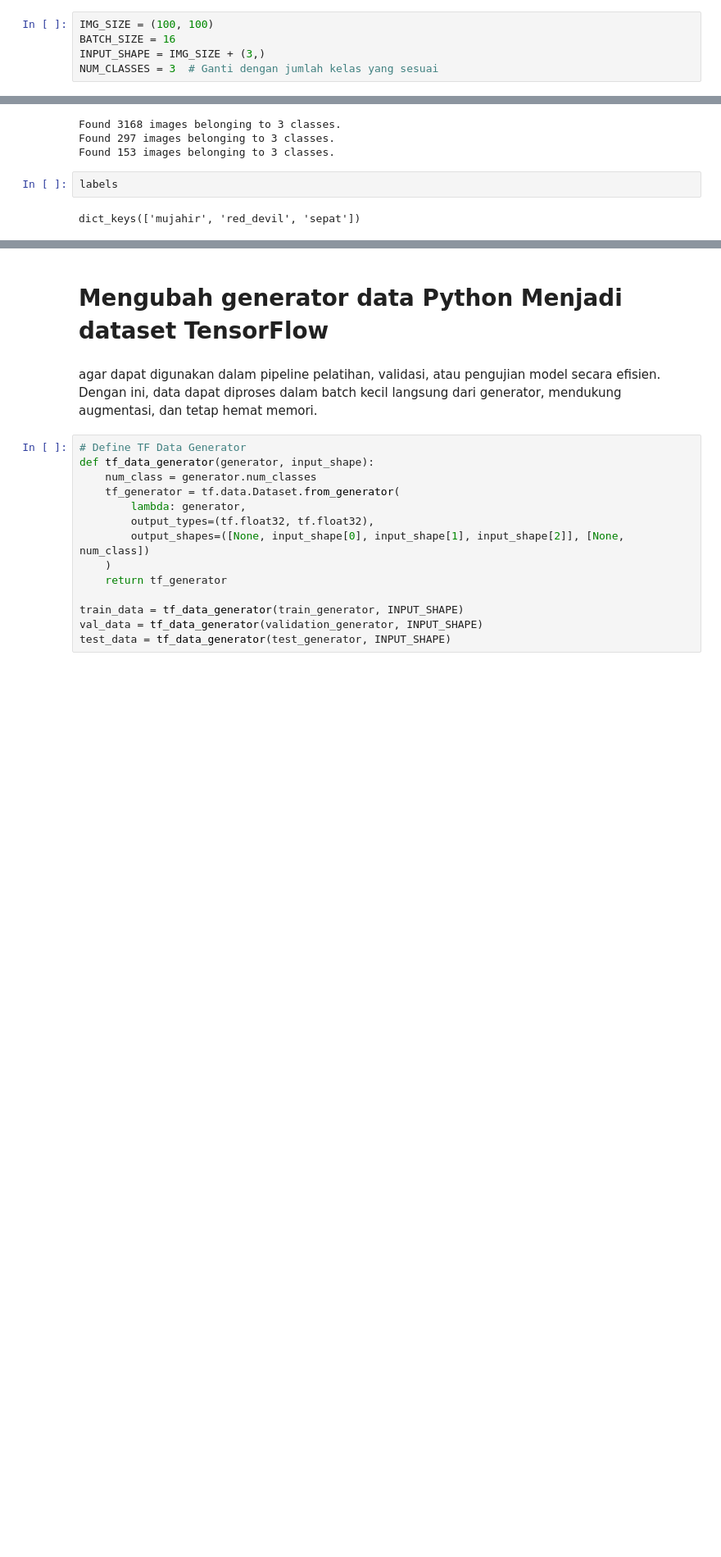
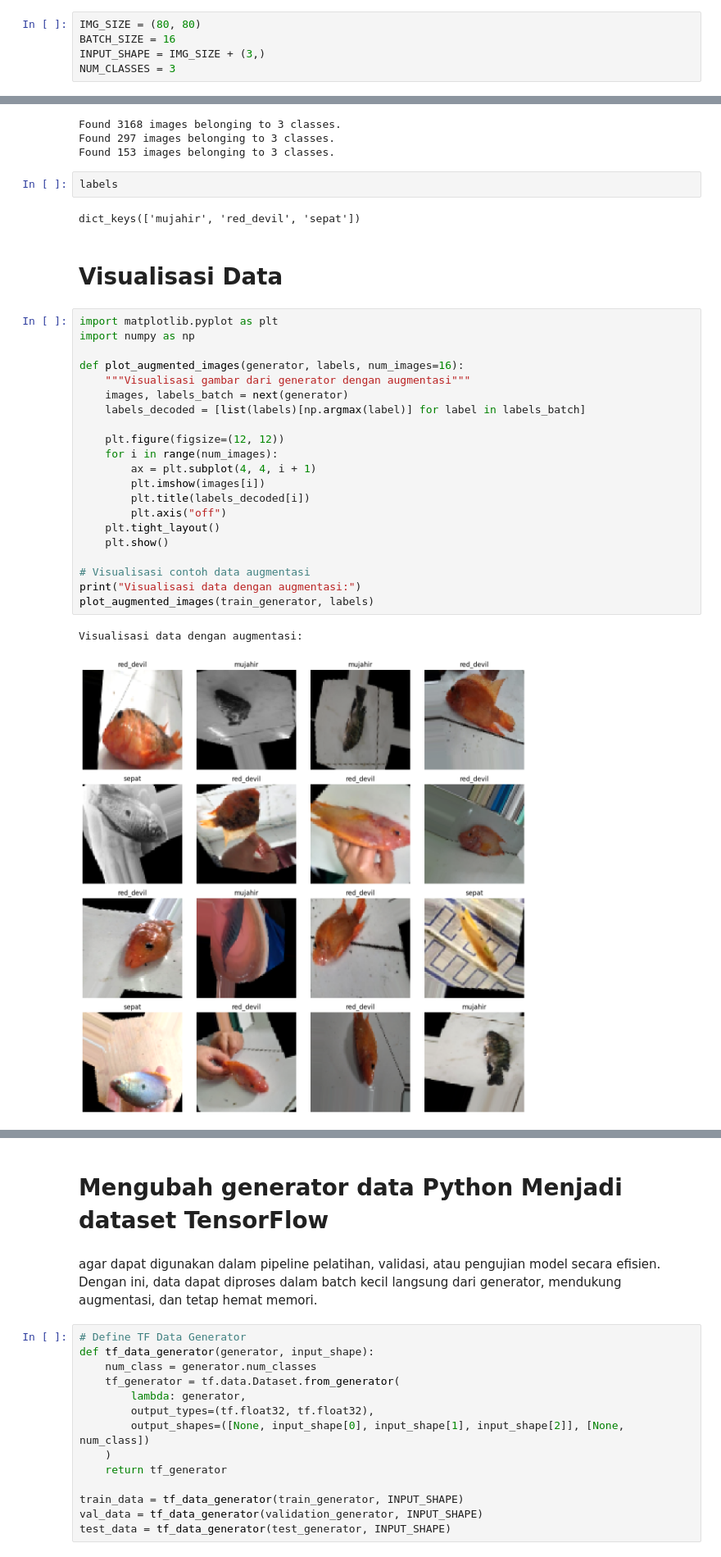
Before and after one commit to rivaelsagala/project-PM-kel-05, a Jupyter notebook: latihan1.ipynb, the cells around one changed output, grey strips where cells are left out. Shown at 82% size. Drawn from its saved outputs; the diff is of its cells as text; blank space fills up the shorter version.

```diff
--- a/latihan1.ipynb
+++ b/latihan1.ipynb
@@ -8,8 +9,8 @@ from tensorflow.keras.preprocessing.image import ImageDataGenerator
 # %%
-IMG_SIZE = (100, 100)
+IMG_SIZE = (80, 80)
 BATCH_SIZE = 16
 INPUT_SHAPE = IMG_SIZE + (3,)
-NUM_CLASSES = 3  # Ganti dengan jumlah kelas yang sesuai
+NUM_CLASSES = 3
 # %% [markdown]
 ## Defiine params and lib
 # %%
@@ -83,3 +92,29 @@ Found 153 images belonging to 3 classes.
 labels
 # %% [output]
 dict_keys(['mujahir', 'red_devil', 'sepat'])
+# %% [markdown]
+# Visualisasi Data
+# %%
+import matplotlib.pyplot as plt
+import numpy as np
+
+def plot_augmented_images(generator, labels, num_images=16):
+    """Visualisasi gambar dari generator dengan augmentasi"""
+    images, labels_batch = next(generator)
+    labels_decoded = [list(labels)[np.argmax(label)] for label in labels_batch]
+
+    plt.figure(figsize=(12, 12))
+    for i in range(num_images):
+        ax = plt.subplot(4, 4, i + 1)
+        plt.imshow(images[i])
+        plt.title(labels_decoded[i])
+        plt.axis("off")
+    plt.tight_layout()
+    plt.show()
+
+# Visualisasi contoh data augmentasi
+print("Visualisasi data dengan augmentasi:")
+plot_augmented_images(train_generator, labels)
+# %% [output]
+Visualisasi data dengan augmentasi:
+[figure, added]
```
Also changed, not shown: parts of 42 cells of this notebook, 2 other files.
